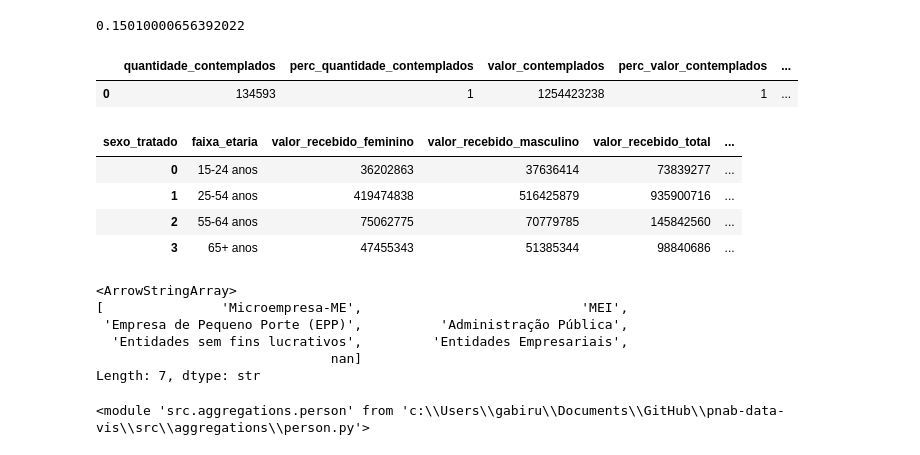
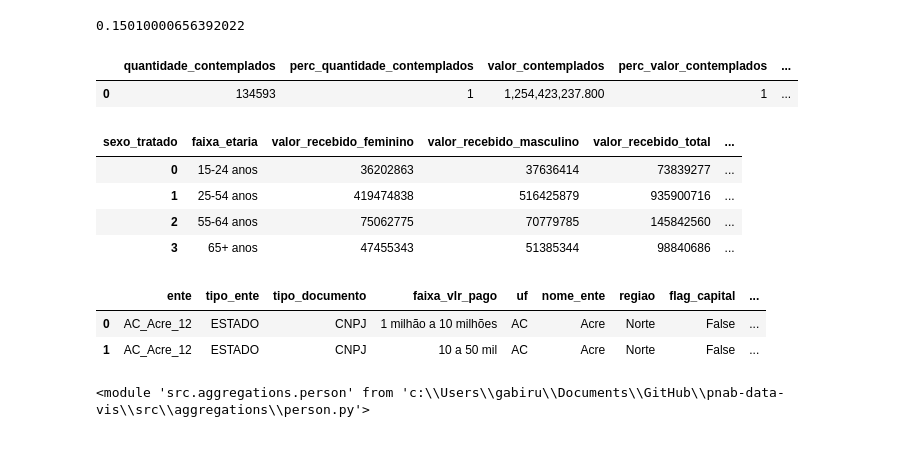
Before and after one commit to SGE-Subsecretaria-de-Gestao-Estrategica/pnab-data-vis, a Jupyter notebook: src/notebooks/v2_gabriel_create_csv.ipynb, the cells around one changed output. Drawn from its saved outputs; the diff is of its cells as text; code cells hidden in the pictures.

```diff
--- a/src/notebooks/v2_gabriel_create_csv.ipynb
+++ b/src/notebooks/v2_gabriel_create_csv.ipynb
@@ -468,8 +478,8 @@ df_sexo.to_csv(settings.DATA_PATH_SECTION3 / 'aggregate_contemplados_by_sexo_pro
 # %%
-df_sexo.head(2)
+df_sexo
 # %% [output]
 |  | quantidade_contemplados | perc_quantidade_contemplados | valor_contemplados | perc_valor_contemplados | ... |
-| 0 | 134593 | 1 | 1254423238 | 1 | ... |
+| 0 | 134593 | 1 | 1,254,423,237.800 | 1 | ... |
 # %%
 # aggregate_valor_quantity_by_age_group_sexo_wide
 df_age_group = person.aggregate_valor_quantity_by_age_group_sexo_wide(df_cubo=df_cubo)
@@ -493,9 +502,0 @@ df_resumo_sexo.to_csv(settings.DATA_PATH_SECTION3 / 'aggregate_sexo_uf_ibge_pnab
-# %%
-df_cubo['naturezajuridica_agrupada_receita_cnpj'].unique()
-# %% [output]
-<ArrowStringArray>
-[               'Microempresa-ME',                            'MEI',
- 'Empresa de Pequeno Porte (EPP)',          'Administração Pública',
-  'Entidades sem fins lucrativos',         'Entidades Empresariais',
-                              nan]
-Length: 7, dtype: str
@@ -502,3 +506,9 @@ Length: 7, dtype: str
+# %%
+df_cubo.head(2)
+# %% [output]
+|  | ente | tipo_ente | tipo_documento | faixa_vlr_pago | uf | nome_ente | regiao | flag_capital | ... |
+| 0 | AC_Acre_12 | ESTADO | CNPJ | 1 milhão a 10 milhões | AC | Acre | Norte | False | ... |
+| 1 | AC_Acre_12 | ESTADO | CNPJ | 10 a 50 mil | AC | Acre | Norte | False | ... |
 # %%
 df_cnpj_natureza = person.aggregate_cnpj_natureza_juridica(df_cubo=df_cubo)
 df_cnpj_natureza.to_csv(settings.DATA_PATH_SECTION3 / 'aggregate_cnpj_natureza_juridica.csv')
```
Also changed, not shown: parts of 11 cells of this notebook, 3 other files.
